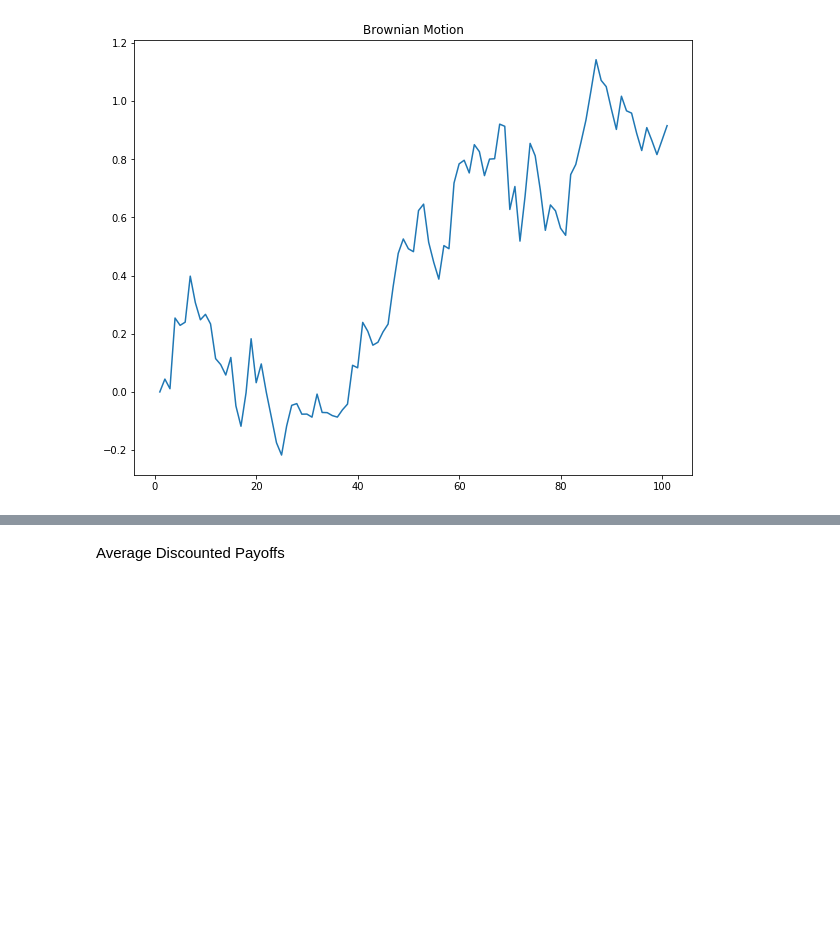
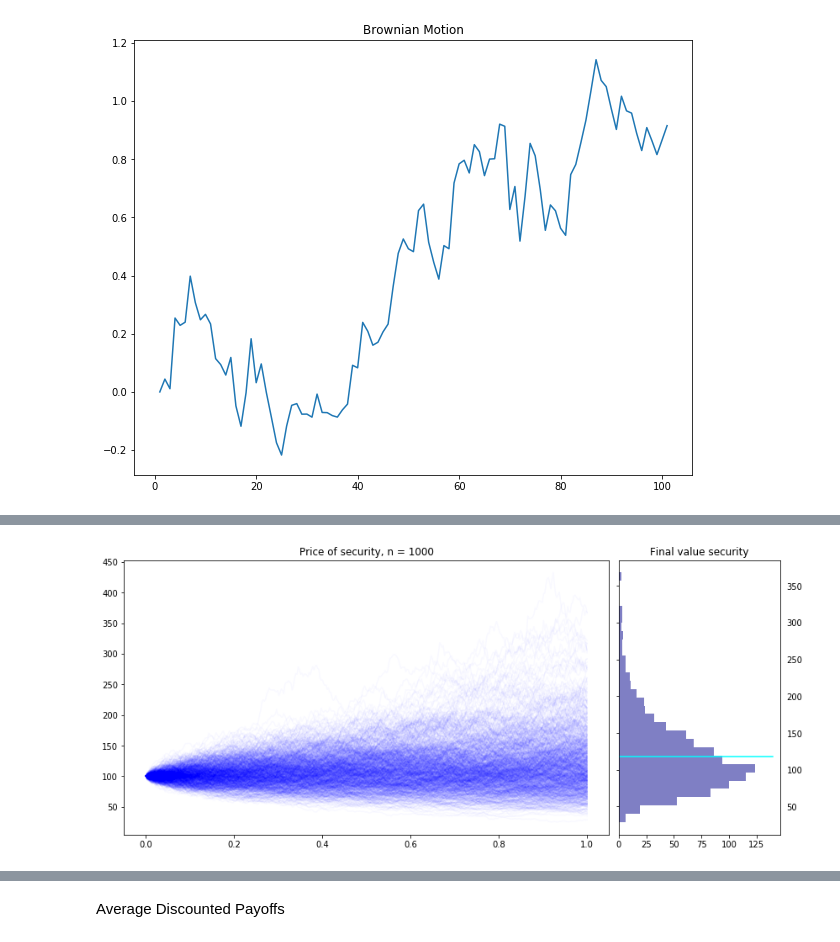
Before and after one commit to raaheim/Black-Scholes, a Jupyter notebook: Functioning.ipynb, the cells around one changed output, grey strips where cells are left out. Cells and saved outputs as stored; diff of their text form; code cells hidden in the pictures; blank space fills up the shorter version.

```diff
--- a/Functioning.ipynb
+++ b/Functioning.ipynb
@@ -110,7 +110,7 @@ def GBM(So, mu, sigma, W, T, N):
 S0 = 100
 mu = 0.15
 sigma = 0.4
-W = Brownian(20, N+1)[0]
+W = Brownian(20, N)[0]
 T = 1.
 N = 365
 
@@ -156,16 +156,18 @@ for i in range(n):
 # %%
 fig, axes = plt.subplots(1, 2, figsize=(14,6),gridspec_kw={'width_ratios': [3, 1]})
 
 axes[0].set_title(r'Price of security, n = '+str(n))
 for i in range(n):
     axes[0].plot(t,Ss[i],c='blue',alpha = 0.025)
 
 axes[1].hist(FinVal, bins = 30, color = 'darkblue', orientation = 'horizontal', alpha = 0.5)
 plt.subplots_adjust(wspace=0.03, hspace=0)
 axes[1].tick_params(axis='y', which='both', labelleft='off', labelright='on')
-axes[1].set_title(r"Final value security, n = "+str(n))
+axes[1].set_title(r"Final value security")
 axes[1].plot([0,140],[np.mean(FinVal),np.mean(FinVal)],c='cyan')
 plt.show()
+# %% [output]
+[figure, added]
 # %%
 fig, axes = plt.subplots(1, 2, figsize=(14,6),gridspec_kw={'width_ratios': [3, 1]})
 
```
Also changed, not shown: parts of 11 cells of this notebook.
